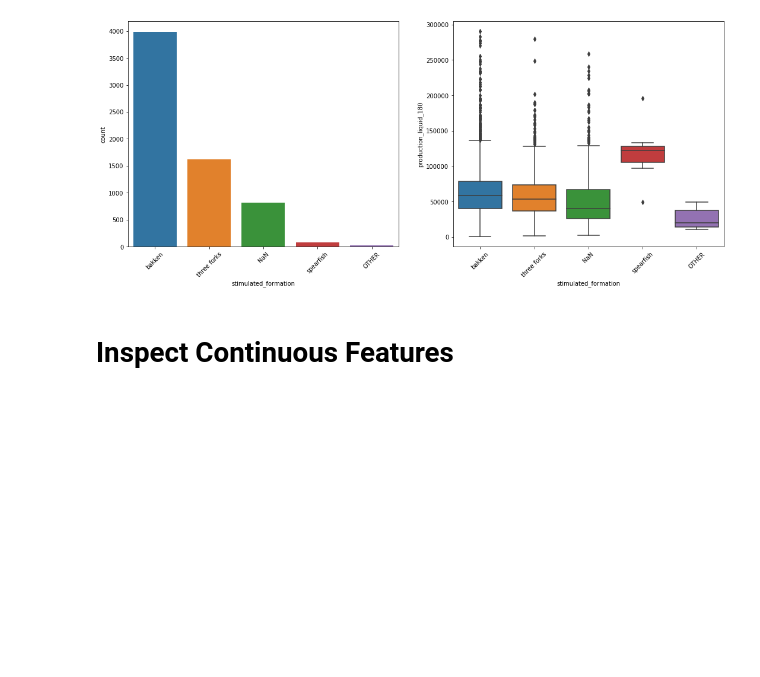
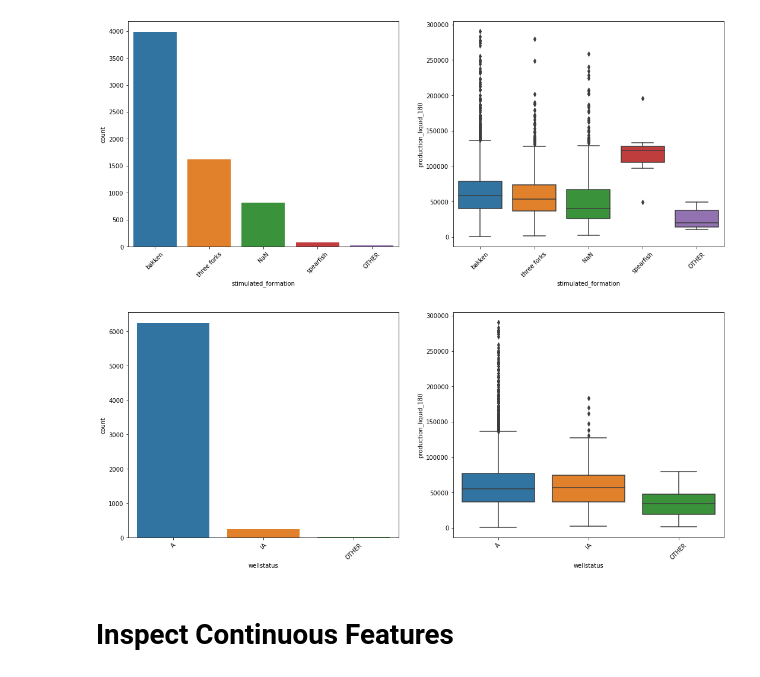
Before and after one commit to noproblem-james/data_imputation, a Jupyter notebook: notebooks/EDA.ipynb, the cells around one changed output. Saved outputs shown, nothing was run; the diff lists cells and outputs as text; code cells hidden in the pictures; blank space fills up the shorter version.

```diff
--- a/notebooks/EDA.ipynb
+++ b/notebooks/EDA.ipynb
@@ -401,6 +409,10 @@ Index(['countyname', 'currentoperator', 'fieldname', 'originaloperator',
 dmt.inspect_cat_plots(cat_df, "stimulated_formation", target_col)
 # %% [output]
 [figure]
+# %%
+dmt.inspect_cat_plots(cat_df, "wellstatus", target_col)
+# %% [output]
+[figure, added]
 # %% [markdown]
 # Inspect Continuous Features  <a name="paragraph3"></a>
 # %%
```
Also changed, not shown: parts of 16 cells of this notebook.
